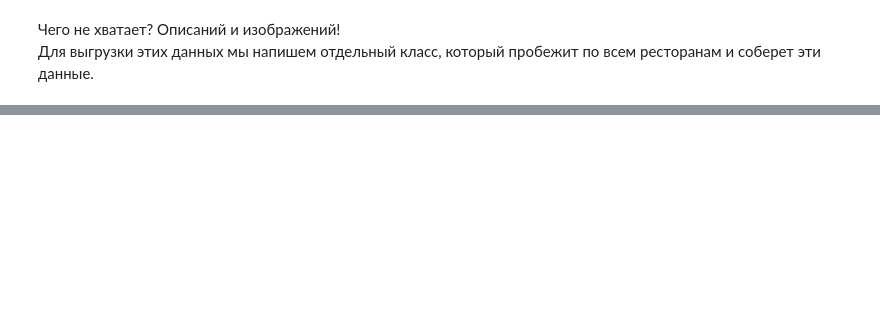
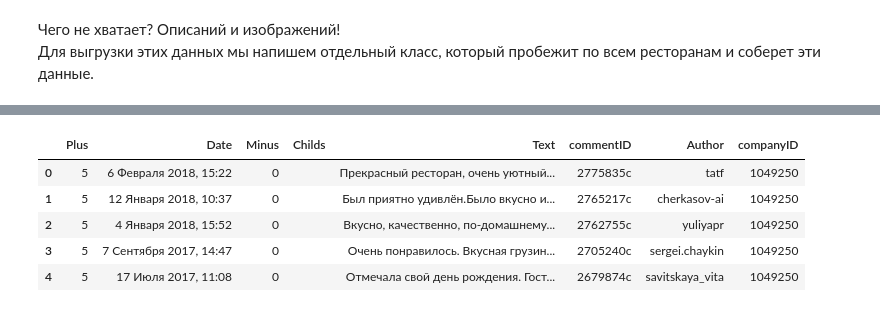
Before and after one commit to NickGuryan/ParsingWSFeb18, a Jupyter notebook: ClassParser.ipynb, the cells around one changed output, grey strips where cells are left out. Saved outputs shown, nothing was run; the diff lists cells and outputs as text; code cells hidden in the pictures; blank space fills up the shorter version.

```diff
--- a/ClassParser.ipynb
+++ b/ClassParser.ipynb
@@ -386,0 +914,3 @@ catalog.to_csv('MskRestCat.csv', index=False, encoding='UTF-8')
+# %%
+reviews['Author'] = reviews['Auhor']
+del reviews['Auhor']
@@ -386,0 +921,2 @@ catalog.to_csv('MskRestCat.csv', index=False, encoding='UTF-8')
+# %%
+reviews['commentID'] += 'c'
@@ -386,0 +943,7 @@ catalog.to_csv('MskRestCat.csv', index=False, encoding='UTF-8')
+# %%
+stop = ['Отзыв уделён ресторатором.', 'Отзыв удалён ресторатором.', 'Отзыв удален ресторатором', 'Отзыв удален ресторатором.', 'Отлично', 'Отлично!', 'Супер']
+# %%
+%%time
+out_rev = reviews.copy()
+for el in stop:
+    out_rev = out_rev[out_rev.Text != el].copy()
@@ -386,0 +953,9 @@ catalog.to_csv('MskRestCat.csv', index=False, encoding='UTF-8')
+# %%
+out_rev.head()
+# %% [output]
+|  | Plus | Date | Minus | Childs | Text | commentID | Author | companyID |
+| 0 | 5 | 6 Февраля 2018, 15:22 | 0 |  | Прекрасный ресторан, очень уютный... | 2775835c | tatf | 1049250 |
+| 1 | 5 | 12 Января 2018, 10:37 | 0 |  | Был приятно удивлён.Было вкусно и... | 2765217c | cherkasov-ai | 1049250 |
+| 2 | 5 | 4 Января 2018, 15:52 | 0 |  | Вкусно, качественно, по-домашнему... | 2762755c | yuliyapr | 1049250 |
+| 3 | 5 | 7 Сентября 2017, 14:47 | 0 |  | Очень понравилось. Вкусная грузин... | 2705240c | sergei.chaykin | 1049250 |
+| 4 | 5 | 17 Июля 2017, 11:08 | 0 |  | Отмечала свой день рождения. Гост... | 2679874c | savitskaya_vita | 1049250 |
```
Also changed, not shown: parts of 52 cells of this notebook.
